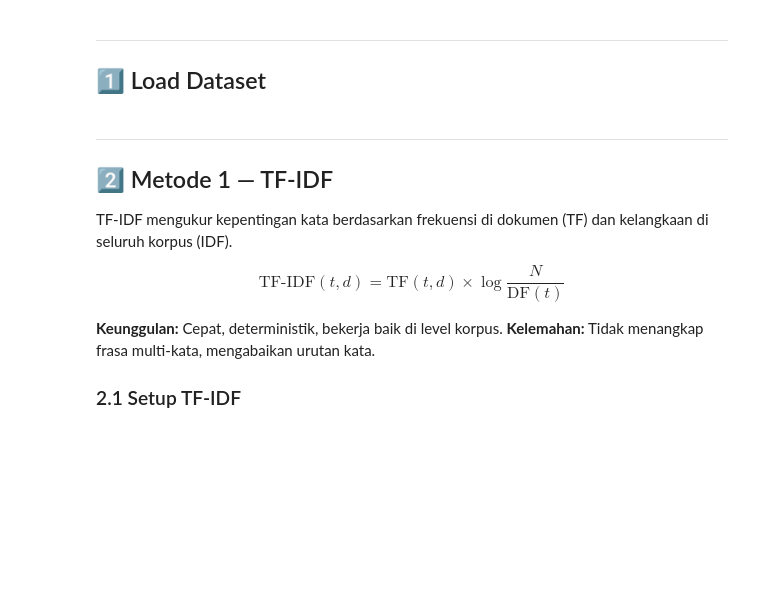
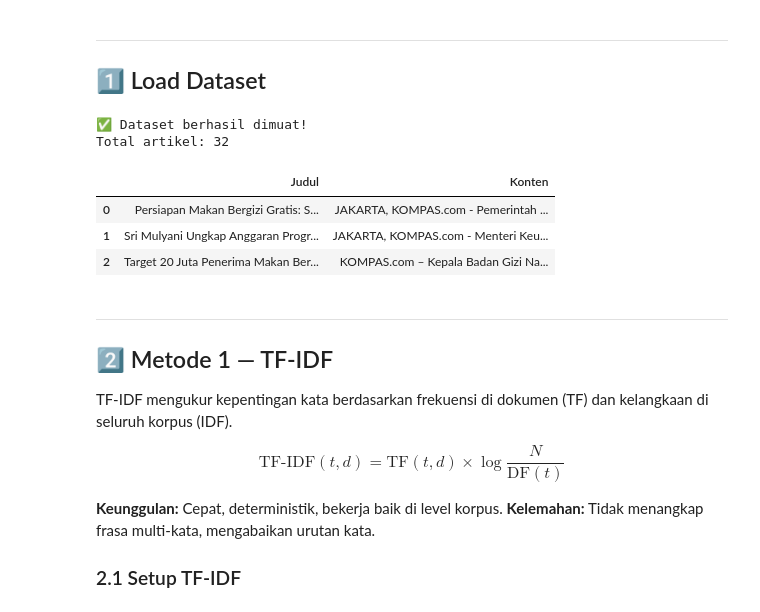
Before and after one commit to MIqbalBY/PBA, a Jupyter notebook: Week 5/KeywordComparison.ipynb, the cells around one changed output. Drawn from its saved outputs; the diff is of its cells as text; code cells hidden in the pictures; blank space fills up the shorter version.

```diff
--- a/Week 5/KeywordComparison.ipynb
+++ b/Week 5/KeywordComparison.ipynb
@@ -44,12 +49,19 @@ print("✅ Import libraries berhasil!")
 ## 1️⃣ Load Dataset
 # %%
 # Load dataset MBG
-file_path = 'artikel_manual_celine.xlsx'
+file_path = 'Dataset MBG.xlsx'
 df_main = pd.read_excel(file_path, sheet_name='Main')
 
 print("✅ Dataset berhasil dimuat!")
 print(f"Total artikel: {len(df_main)}")
 df_main[['Judul', 'Konten']].head(3)
+# %% [output]
+✅ Dataset berhasil dimuat!
+Total artikel: 32
+|  | Judul | Konten |
+| 0 | Persiapan Makan Bergizi Gratis: S... | JAKARTA, KOMPAS.com - Pemerintah ... |
+| 1 | Sri Mulyani Ungkap Anggaran Progr... | JAKARTA, KOMPAS.com - Menteri Keu... |
+| 2 | Target 20 Juta Penerima Makan Ber... | KOMPAS.com – Kepala Badan Gizi Na... |
 # %% [markdown]
 ---
 
```
Also changed, not shown: parts of 14 cells of this notebook, 14 other files.
